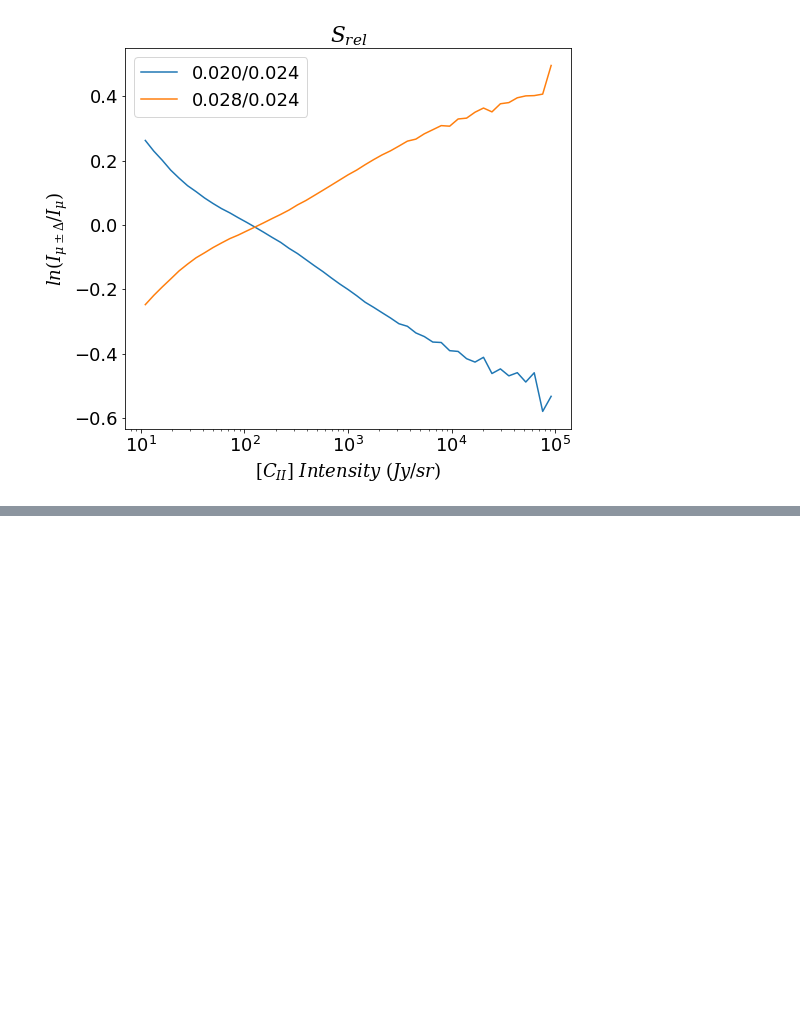
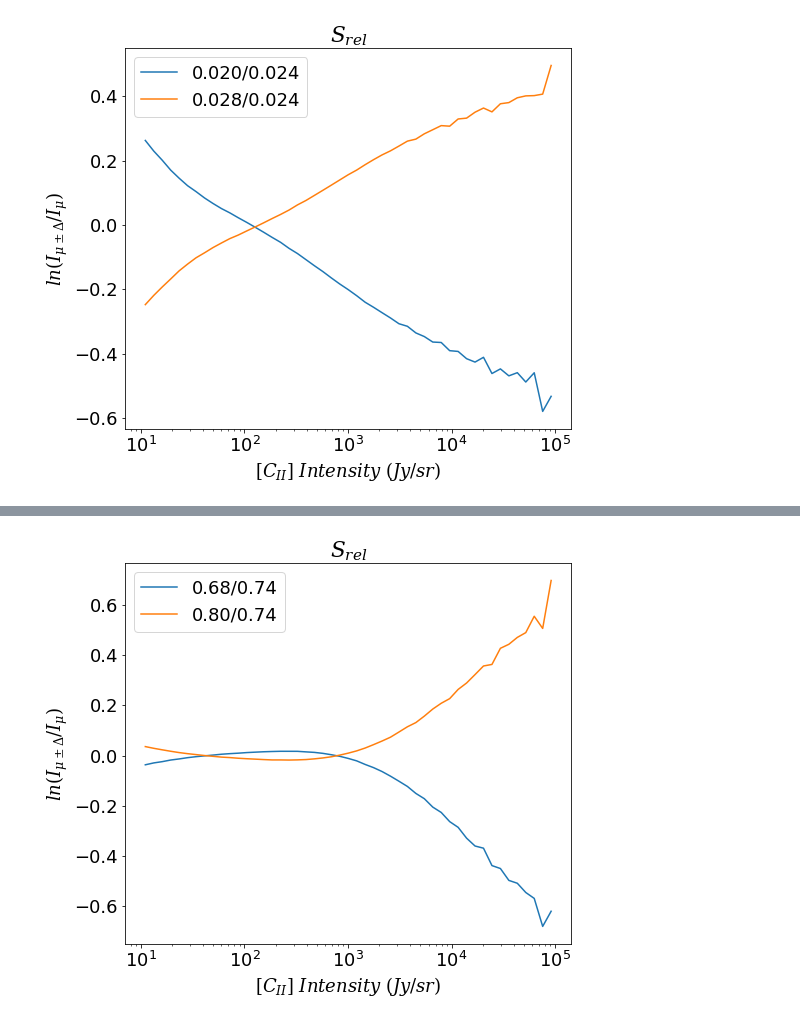
Before and after one commit to PatrickHorlaville/CITA_LIM, a Jupyter notebook: dSrel.ipynb, the cells around one changed output, grey strips where cells are left out. Cells and saved outputs as stored; diff of their text form; code cells hidden in the pictures; blank space fills up the shorter version.

```diff
--- a/dSrel.ipynb
+++ b/dSrel.ipynb
@@ -346,0 +404,14 @@ plt.savefig('paper_figs/dsrel/alpha_cii_srel.png', bbox_inches = 'tight')
+# %%
+plt.plot(center[n:], np.log(avg_mhi68/avg_mhi74)[n:], label = '0.68/0.74')
+plt.plot(center[n:], np.log(avg_mhi80/avg_mhi74)[n:], label = '0.80/0.74')
+
+plt.xlabel(r'$[C_{II}]\ Intensity\ (Jy/sr)$')
+plt.ylabel(r'$ln(I_{\mu \pm \Delta}/I_{\mu})$')
+plt.title(r'$S_{rel}$')
+plt.xscale('log')
+
+
+plt.legend()
+plt.savefig('paper_figs/dsrel/alpha_mhi_srel.png', bbox_inches = 'tight')
+# %% [output]
+[figure, added]
```
Also changed, not shown: parts of 6 cells of this notebook, 6 other files.
